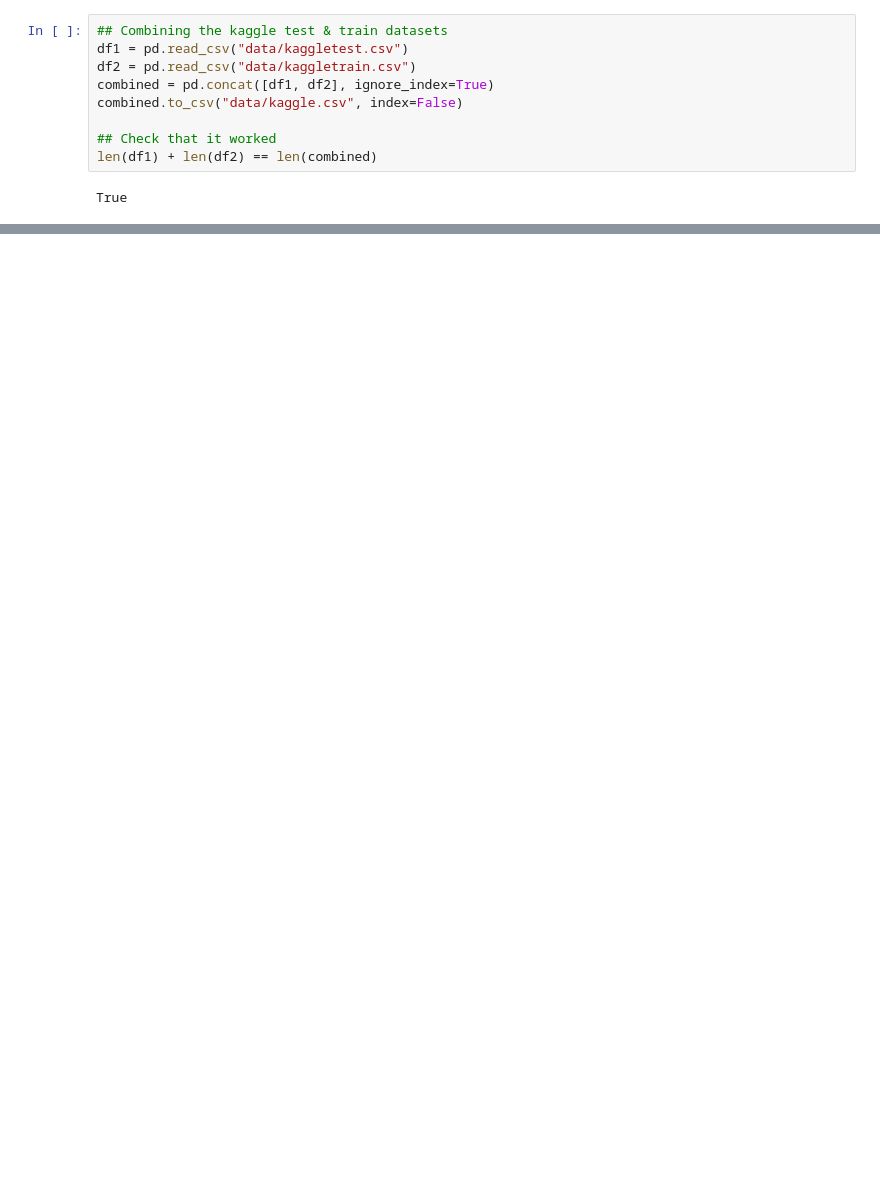
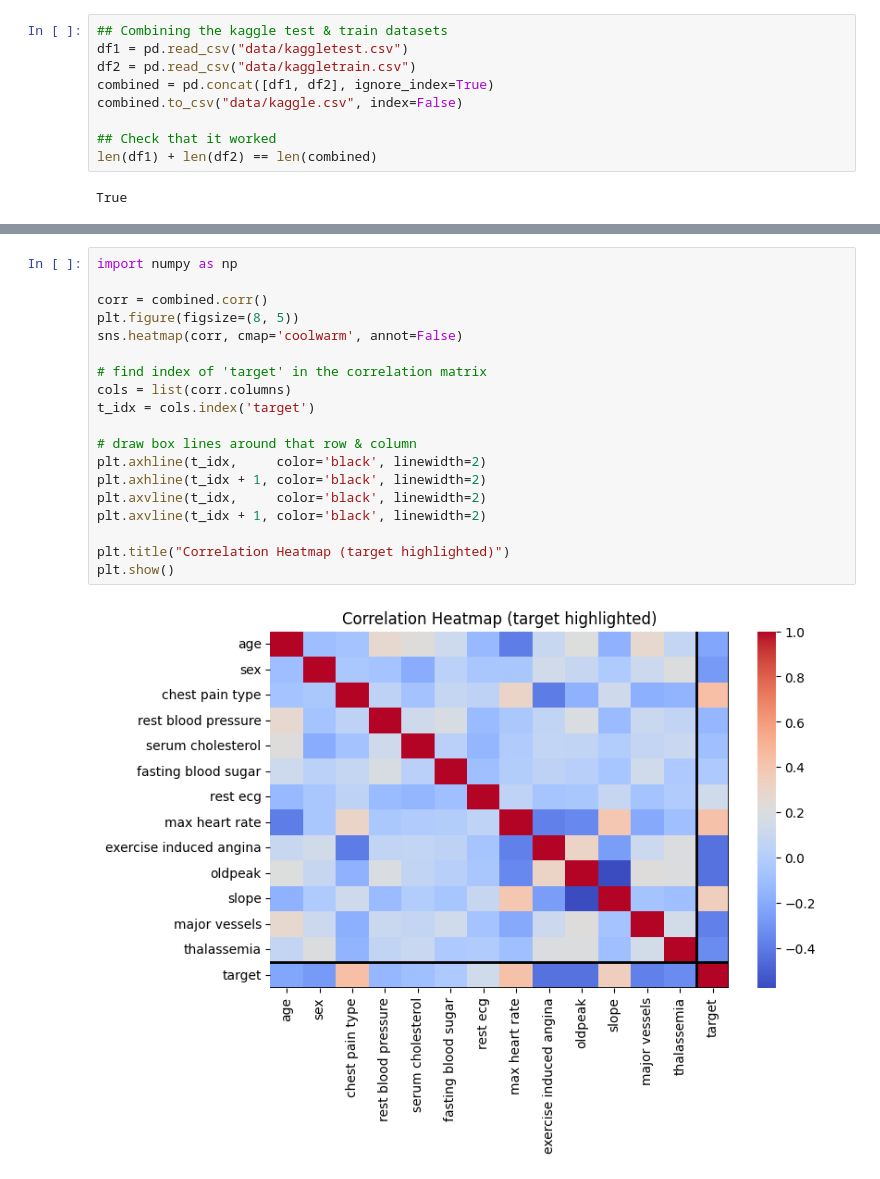
Before and after one commit to kamiljkon/cs1090fp, a Jupyter notebook: fp.ipynb, the cells around one changed output, grey strips where cells are left out. Drawn from its saved outputs; the diff is of its cells as text; blank space fills up the shorter version.

```diff
--- a/fp.ipynb
+++ b/fp.ipynb
@@ -84,0 +161,21 @@ list(df.columns)
+# %%
+import numpy as np
+
+corr = combined.corr()
+plt.figure(figsize=(8, 5))
+sns.heatmap(corr, cmap='coolwarm', annot=False)
+
+# find index of 'target' in the correlation matrix
+cols = list(corr.columns)
+t_idx = cols.index('target')
+
+# draw box lines around that row & column
+plt.axhline(t_idx,     color='black', linewidth=2)
+plt.axhline(t_idx + 1, color='black', linewidth=2)
+plt.axvline(t_idx,     color='black', linewidth=2)
+plt.axvline(t_idx + 1, color='black', linewidth=2)
+
+plt.title("Correlation Heatmap (target highlighted)")
+plt.show()
+# %% [output]
+[figure, added]
```
Also changed, not shown: parts of 16 cells of this notebook, 2 other files.
